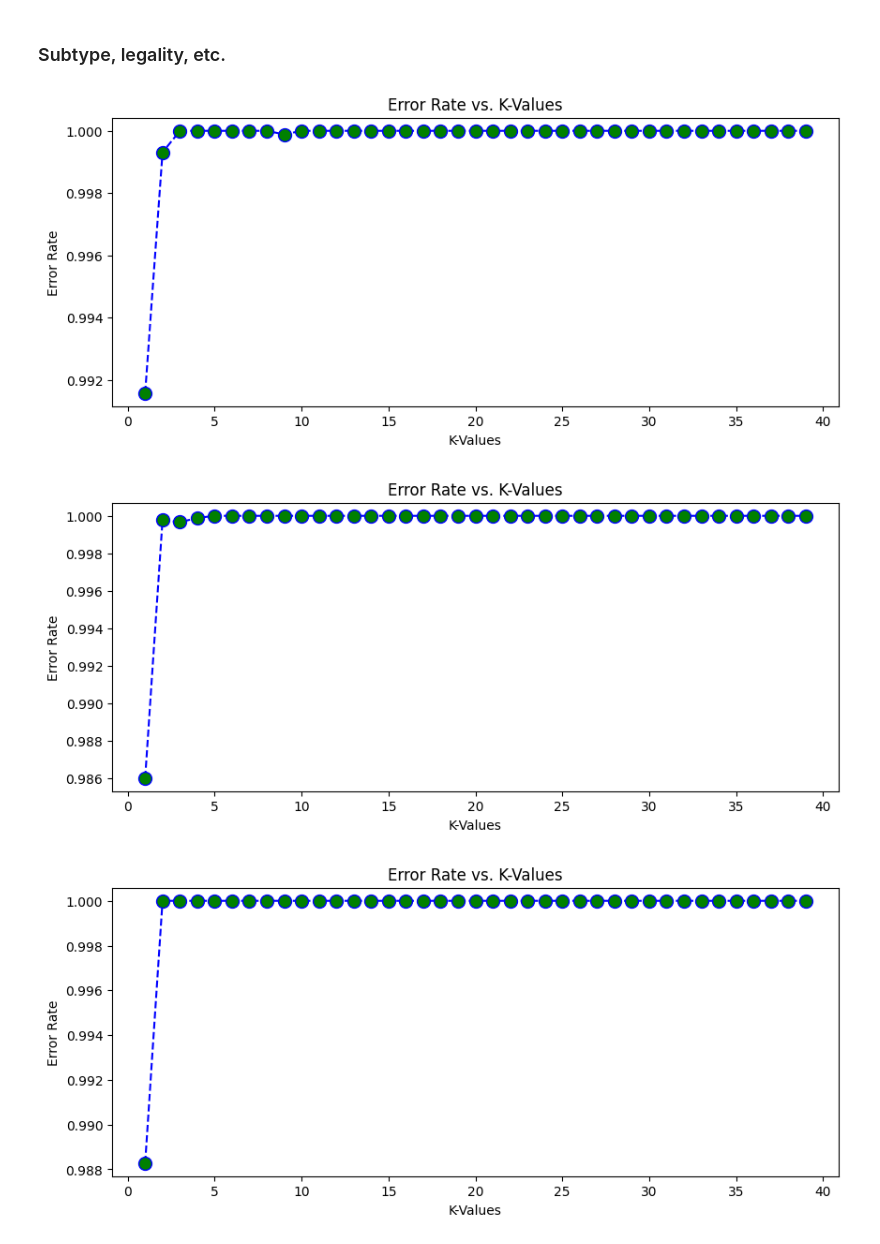
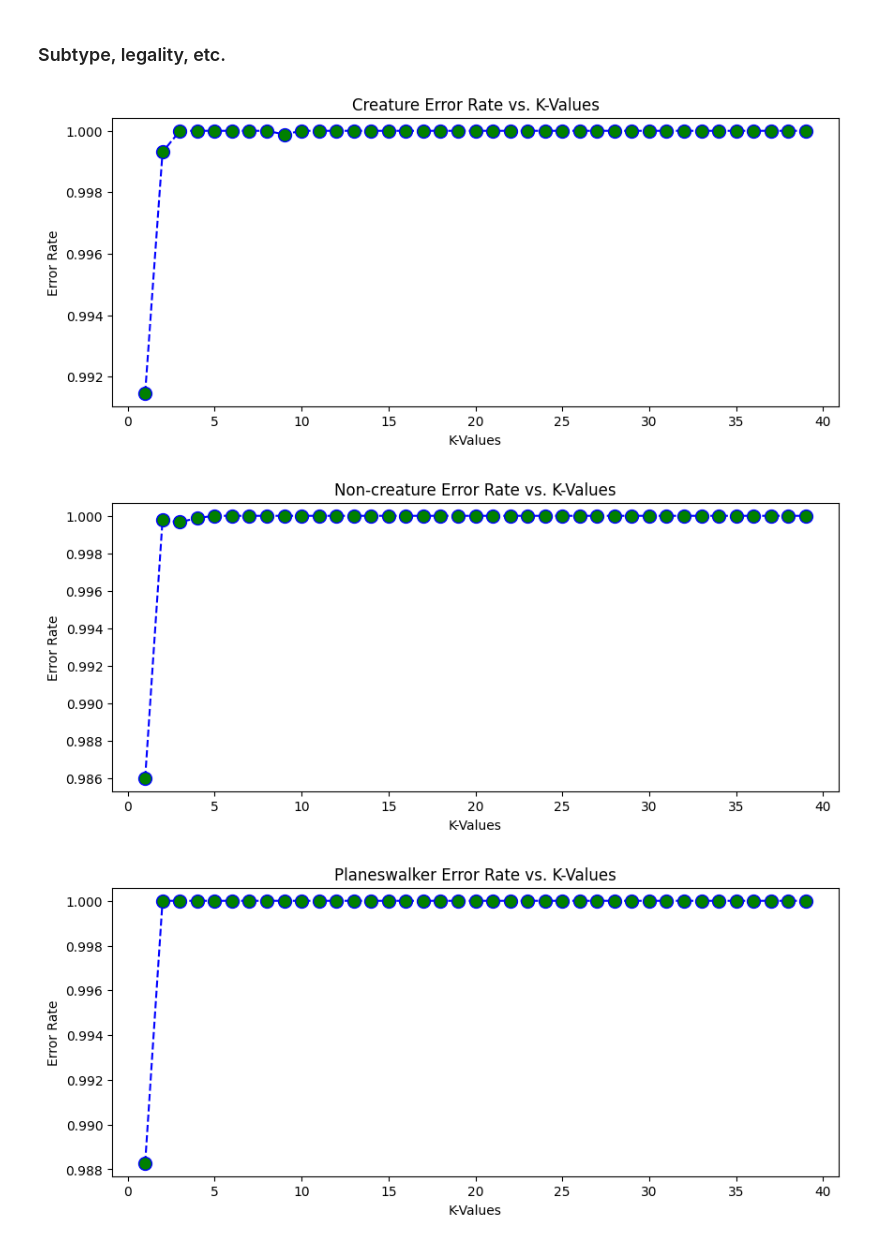
Before and after one commit to janelmjackson/understanding-mtg-card-value-through-ml, a Jupyter notebook: mtgjson_knn_reg.ipynb, the cells around one changed output. Saved outputs shown, nothing was run; the diff lists cells and outputs as text; code cells hidden in the pictures.

```diff
--- a/mtgjson_knn_reg.ipynb
+++ b/mtgjson_knn_reg.ipynb
@@ -294,26 +265,0 @@ creature_df.keywords = creature_df.keywords.str.replace('Choose a background', '
-# %%
-# https://mtg.wiki/page/Flavor_word
-# there's way too many of these
-
-"""
-creature_df.keywords = creature_df.keywords.str.replace('Allure of Slaanesh', 'Allure-of-Slaanesh')
-creature_df.keywords = creature_df.keywords.str.replace('Locus of Slaanesh', 'Locus-of-Slaanesh')
-creature_df.keywords = creature_df.keywords.str.replace('Go to Sleep', 'Go-to-Sleep')
-creature_df.keywords = creature_df.keywords.str.replace('How Civil of You', 'How-Civil-of-You')
-creature_df.keywords = creature_df.keywords.str.replace('10000 Needles', '10000-Needles')
-creature_df.keywords = creature_df.keywords.str.replace('I. AM. TALKING!', 'I.AM.TALKING!')
-creature_df.keywords = creature_df.keywords.str.replace('Glory of Battle', 'Glory-of-Battle')
-creature_df.keywords = creature_df.keywords.str.replace('Echo of the Lost', 'Echo-of-the-Lost')
-creature_df.keywords = creature_df.keywords.str.replace('Look to the Stars', 'Look-to-the-Stars')
-creature_df.keywords = creature_df.keywords.str.replace('Scavenge the Dead', 'Scavenge-the-Dead')
-creature_df.keywords = creature_df.keywords.str.replace('Aegis of the Emperor', 'Aegis-of-the-Emperor')
-creature_df.keywords = creature_df.keywords.str.replace('Rules of Combat', 'Rules-of-Combat')
-creature_df.keywords = creature_df.keywords.str.replace('Bring it Down!', 'Bring-it-Down!')
-creature_df.keywords = creature_df.keywords.str.replace('Meet in Reverse', 'Meet-in-Reverse')
-creature_df.keywords = creature_df.keywords.str.replace('Terror from the Deep', 'Terror-from-the-Deep')
-creature_df.keywords = creature_df.keywords.str.replace('Leading from the Front', 'Leading-from-the-Front')
-creature_df.keywords = creature_df.keywords.str.replace('Hunt for Heresy', 'Hunt-for-Heresy')
-creature_df.keywords = creature_df.keywords.str.replace('Hunters for Hire', 'Hunters-for-Hire')
-creature_df.keywords = creature_df.keywords.str.replace('One for My Baby', 'One for My Baby')
-creature_df.keywords = creature_df.keywords.str.replace('The Most Important Punch in History', 'The-Most-Important-Punch-in-History')
-"""
@@ -660,7 +591,7 @@ X_creat = no_var_pow_tough_all_edhrec[
         't_spell',
         't_flying',
         't_end',
-        # 'text' # remove later
+        'rarity',
         ]]
 
 y_creat = no_var_pow_tough_all_edhrec['price']
@@ -676,5 +604,11 @@ X_train_pw, X_test_pw, y_train_pw, y_test_pw = train_test_split(X_pw, y_pw, test
 # %%
-def knnRegTest(X_train, X_test, y_train, y_test):
+def knnRegTest(X_train, X_test, y_train, y_test, graphtype):
+    """
+    X_train, X_test - dataframe
+    y_train, y_test - series
+    graphtype - string (planeswalker, noncreature, creature) for graph name
+    displays a plot of error rate vs K-values
+    """
     error_rate = []
 
     for i in range(1,40):
@@ -689,18 +623,18 @@ def knnRegTest(X_train, X_test, y_train, y_test):
     plt.plot(range(1,40), error_rate, color='blue', linestyle='dashed', marker='o', markerfacecolor='green', markersize=10)
 
     #plotting knn graph
-    plt.title('Error Rate vs. K-Values')
+    plt.title(graphtype + ' Error Rate vs. K-Values')
     plt.xlabel('K-Values')
     plt.ylabel('Error Rate')
 # %%
-knnRegTest(X_train_creat, X_test_creat, y_train_creat, y_test_creat)
+knnRegTest(X_train_creat, X_test_creat, y_train_creat, y_test_creat, graphtype='Creature')
 # %% [output]
-[figure, old version]
+[figure, new version]
 # %%
-knnRegTest(X_train_nc, X_test_nc, y_train_nc, y_test_nc)
+knnRegTest(X_train_nc, X_test_nc, y_train_nc, y_test_nc, graphtype='Non-creature')
 # %% [output]
-[figure, old version]
+[figure, new version]
 # %%
-knnRegTest(X_train_pw, X_test_pw, y_train_pw, y_test_pw)
+knnRegTest(X_train_pw, X_test_pw, y_train_pw, y_test_pw, graphtype='Planeswalker')
 # %% [output]
-[figure, old version]
+[figure, new version]
```
Also changed, not shown: parts of 24 cells of this notebook, 1 other file.
